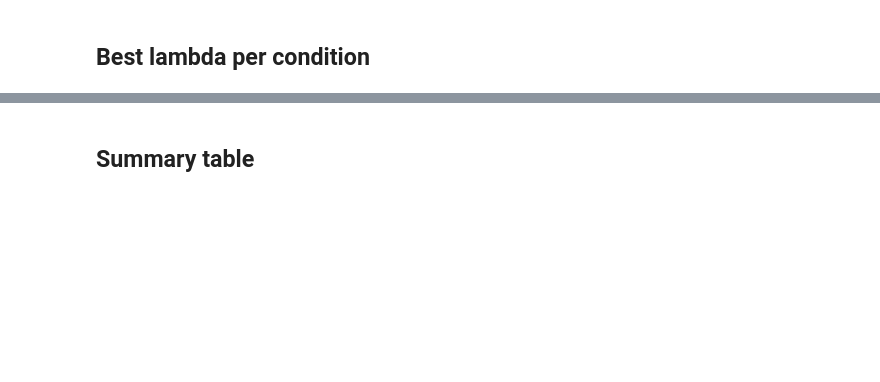
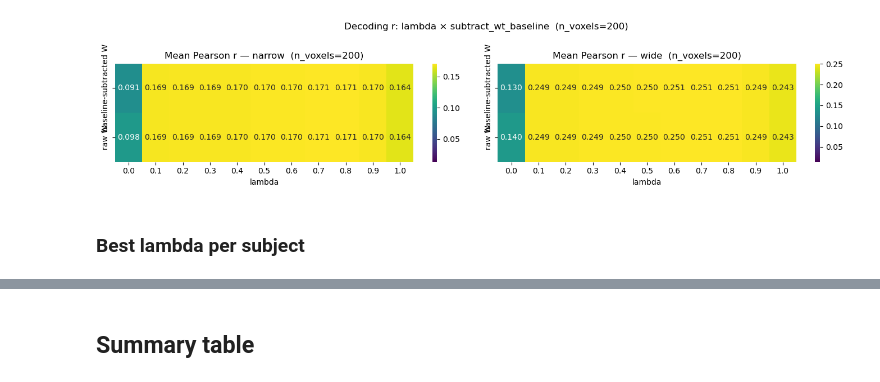
Before and after one commit to Gilles86/neural_priors, a Jupyter notebook: neural_priors/encoding_model/compare_decoding_lambda_baseline.ipynb, the cells around one changed output, grey strips where cells are left out. Cells and saved outputs as stored; diff of their text form; code cells hidden in the pictures; blank space fills up the shorter version.

```diff
--- a/neural_priors/encoding_model/compare_decoding_lambda_baseline.ipynb
+++ b/neural_priors/encoding_model/compare_decoding_lambda_baseline.ipynb
@@ -155,25 +273,23 @@ plt.show()
 # %%
-fig, axes = plt.subplots(len(n_voxels_values), 2,
-                         figsize=(13, 3.5 * len(n_voxels_values)))
+fig, axes = plt.subplots(1, 2, figsize=(14, 3))
 
-for row_i, nv in enumerate(n_voxels_values):
-    for col_i, rng in enumerate(['narrow', 'wide']):
-        ax = axes[row_i, col_i]
-        pivot = (data[(data['range'] == rng) & (data['n_voxels'] == nv)]
-                 .groupby(['subtract_label', 'lambda'])['r']
-                 .mean()
-                 .unstack('lambda'))
-        vmin = data[data['n_voxels'] == nv]['r'].quantile(0.05)
-        sns.heatmap(pivot, annot=True, fmt='.3f', cmap='viridis',
-                    ax=ax, vmin=vmin)
-        ax.set_title(f'n_voxels={nv} | {rng}  (mean Pearson r)')
-        ax.set_xlabel('lambda')
-        ax.set_ylabel('')
+for ax, rng in zip(axes, ['narrow', 'wide']):
+    pivot = (sub_data[sub_data['range'] == rng]
+             .groupby(['subtract_label', 'lambda'])['r']
+             .mean()
+             .unstack('lambda'))
+    vmin = sub_data['r'].quantile(0.05)
+    sns.heatmap(pivot, annot=True, fmt='.3f', cmap='viridis', ax=ax, vmin=vmin)
+    ax.set_title(f'Mean Pearson r — {rng}  (n_voxels=200)')
+    ax.set_xlabel('lambda')
+    ax.set_ylabel('')
 
-plt.suptitle('Mean decoding r across subjects', y=1.01)
+plt.suptitle('Decoding r: lambda × subtract_wt_baseline  (n_voxels=200)', y=1.02)
 plt.tight_layout()
-plt.savefig('lambda_heatmap.png', dpi=150, bbox_inches='tight')
+plt.savefig('lambda_heatmap_n200.png', dpi=150, bbox_inches='tight')
 plt.show()
+# %% [output]
+[figure, added]
 # %% [markdown]
-## Best lambda per condition
+### Best lambda per subject
 # %%
```
Also changed, not shown: parts of 14 cells of this notebook, 19 other files.
